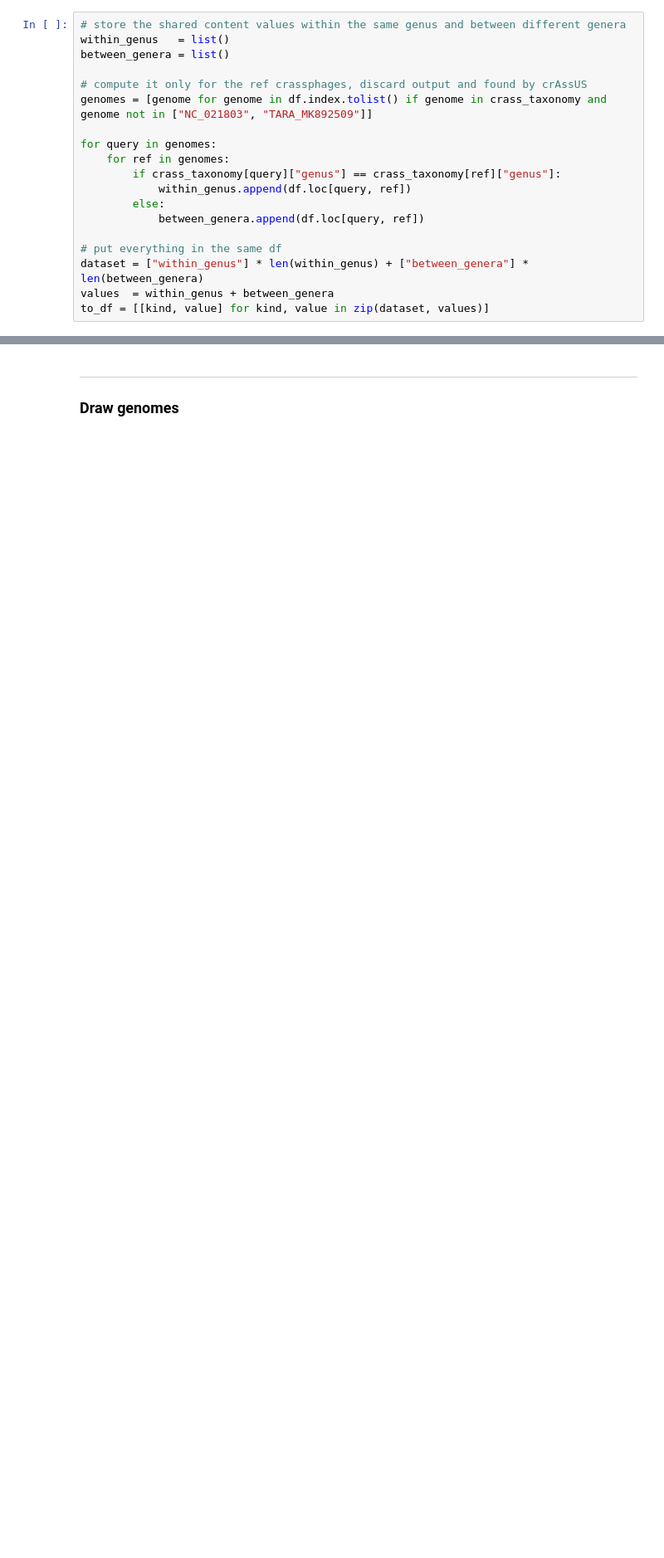
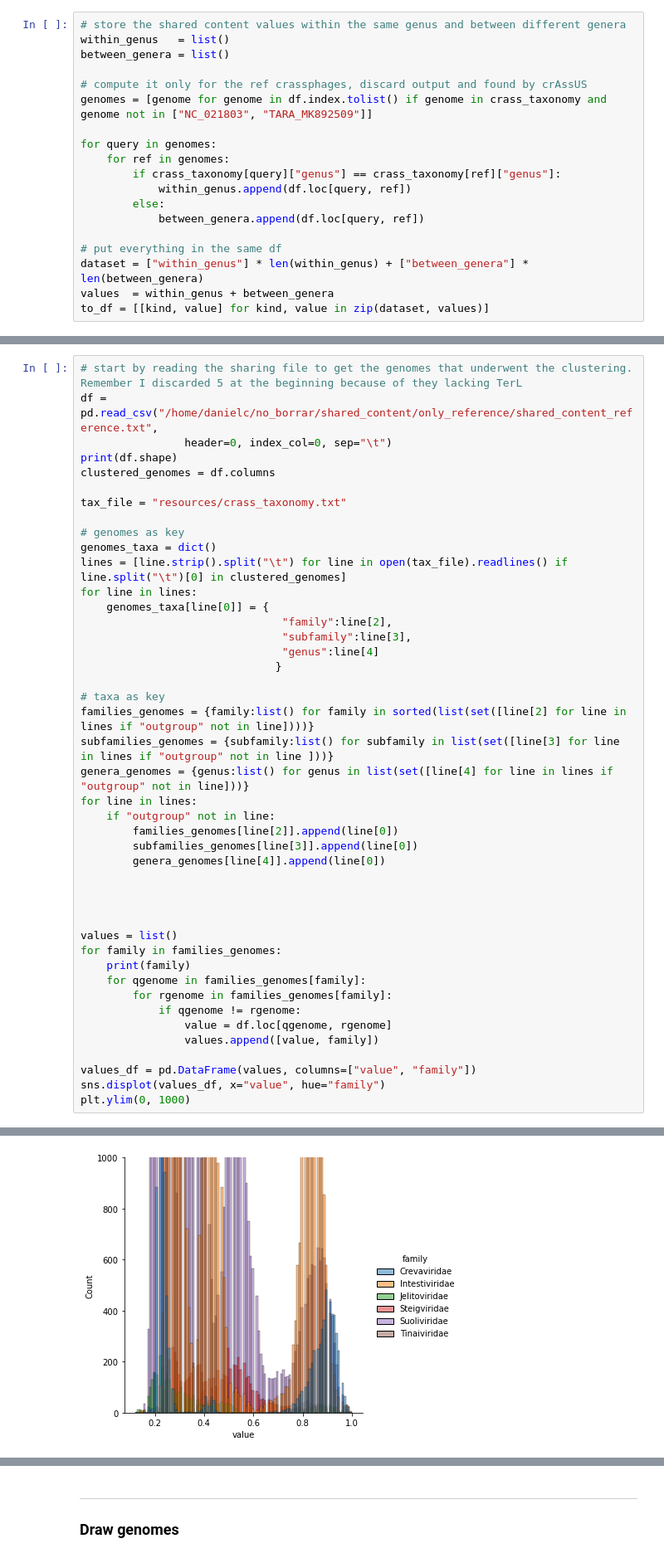
Before and after one commit to dcarrillox/CrassUS, a Jupyter notebook: dev_notes.ipynb, the cells around one changed output, grey strips where cells are left out. Shown at 83% size. Saved outputs shown, nothing was run; the diff lists cells and outputs as text; blank space fills up the shorter version.

```diff
--- a/dev_notes.ipynb
+++ b/dev_notes.ipynb
@@ -296,0 +460,45 @@ plt.ylim(0, 2000)
+# %%
+# start by reading the sharing file to get the genomes that underwent the clustering. Remember I discarded 5 at the beginning because of they lacking TerL
+df = pd.read_csv("/home/danielc/no_borrar/shared_content/only_reference/shared_content_reference.txt",
+                header=0, index_col=0, sep="\t")
+print(df.shape)
+clustered_genomes = df.columns
+
+tax_file = "resources/crass_taxonomy.txt"
+
+# genomes as key
+genomes_taxa = dict()
+lines = [line.strip().split("\t") for line in open(tax_file).readlines() if line.split("\t")[0] in clustered_genomes]
+for line in lines:
+    genomes_taxa[line[0]] = {
+                               "family":line[2],
+                               "subfamily":line[3],
+                               "genus":line[4]
+                              }
+
+# taxa as key
+families_genomes = {family:list() for family in sorted(list(set([line[2] for line in lines if "outgroup" not in line])))}
+subfamilies_genomes = {subfamily:list() for subfamily in list(set([line[3] for line in lines if "outgroup" not in line ]))}
+genera_genomes = {genus:list() for genus in list(set([line[4] for line in lines if "outgroup" not in line]))}
+for line in lines:
+    if "outgroup" not in line:
+        families_genomes[line[2]].append(line[0])
+        subfamilies_genomes[line[3]].append(line[0])
+        genera_genomes[line[4]].append(line[0])
+
+
+
+
+values = list()
+for family in families_genomes:
+    print(family)
+    for qgenome in families_genomes[family]:
+        for rgenome in families_genomes[family]:
+            if qgenome != rgenome:
+                value = df.loc[qgenome, rgenome]
+                values.append([value, family])
+
+values_df = pd.DataFrame(values, columns=["value", "family"])
+sns.displot(values_df, x="value", hue="family")
+plt.ylim(0, 1000)
+# %% [output]
@@ -296,0 +513 @@ plt.ylim(0, 2000)
+[figure, added]
```
Also changed, not shown: parts of 36 cells of this notebook, 11 other files.
